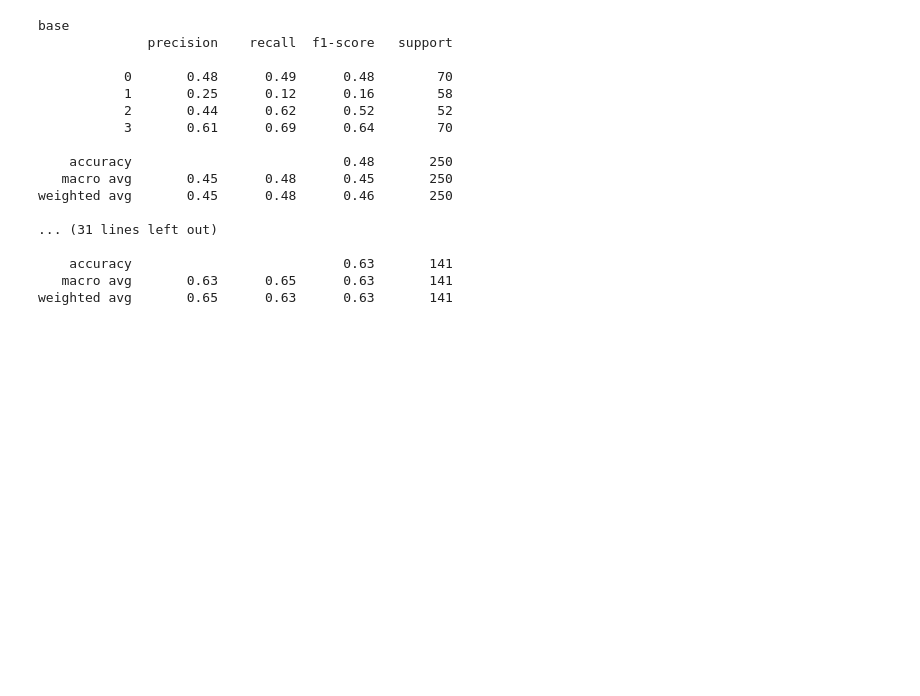
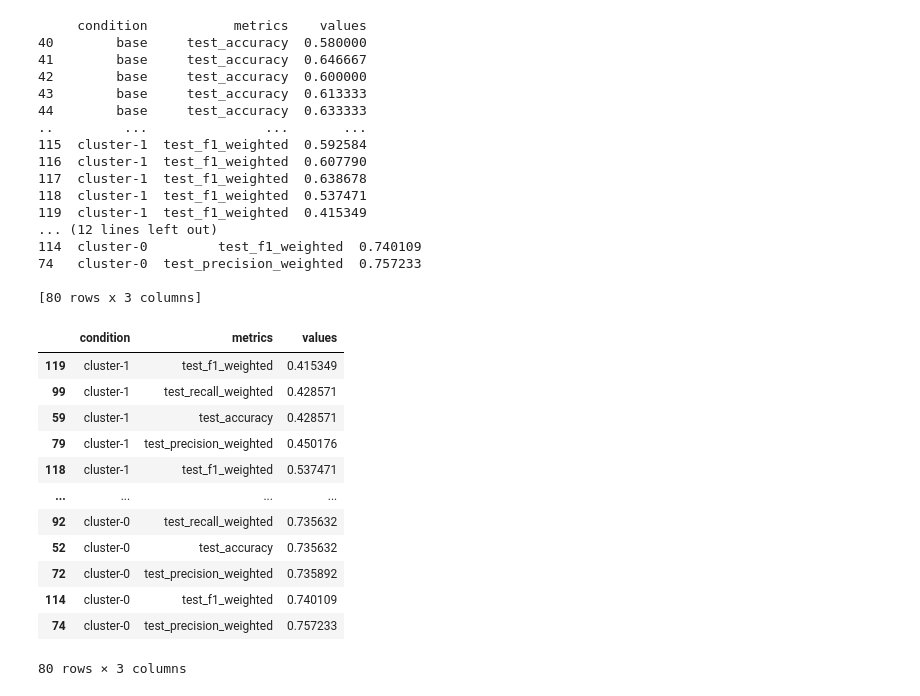
Before and after one commit to Amasterw/UR_FinalProject, a Jupyter notebook: Untitled.ipynb, the cells around one changed output. Saved outputs shown, nothing was run; the diff lists cells and outputs as text; code cells hidden in the pictures; blank space fills up the shorter version.

```diff
--- a/Untitled.ipynb
+++ b/Untitled.ipynb
@@ -209,6 +224,7 @@ def run_exps(datasets: dict) -> pd.DataFrame:
     results = []
     conditions = []
     scoring = ['accuracy','precision_weighted','recall_weighted','f1_weighted']
+    #print(datasets.items())
     for condition, splits in datasets.items():
         X_train = splits[0]
         y_train = splits[1]
@@ -219,40 +235,65 @@ def run_exps(datasets: dict) -> pd.DataFrame:
         cv_results = model_selection.cross_validate(model, X_train, y_train, cv=kfold, scoring=scoring)
         clf = model.fit(X_train, y_train)
         y_pred = clf.predict(X_test)
-        print(condition)
-        print(classification_report(y_test, y_pred))
-    results.append(cv_results)
-    conditions.append(condition)
-    this_df = pd.DataFrame(cv_results)
-    this_df['condition'] = condition
-    dfs.append(this_df)
+        #print(condition)
+        #print(classification_report(y_test, y_pred))
+        results.append(cv_results)
+        conditions.append(condition)
+        #print(results)
+
+        #print(conditions)
+        this_df = pd.DataFrame(cv_results)
+        this_df['condition'] = condition
+        dfs.append(this_df)
     final = pd.concat(dfs, ignore_index=True)
+    #print(final)
 
     # We have wide format data, lets use pd.melt to fix this
     results_long = pd.melt(final,id_vars=['condition'],var_name='metrics', value_name='values')
+    #print(results_long)
 
     # fit time metrics, we don't need these
     time_metrics = ['fit_time','score_time']
     results = results_long[~results_long['metrics'].isin(time_metrics)] # get df without fit data
+    print(results)
+    #print(results["values"][8].mean())
+    #results["values"]=results[results["values"]]
     results = results.sort_values(by='values')
+    print(results)
 
     return results
-df = run_exps(datasets)
+data_f = run_exps(datasets)
 # %% [output]
-base
-              precision    recall  f1-score   support
+     condition           metrics    values
+40        base     test_accuracy  0.580000
+41        base     test_accuracy  0.646667
+42        base     test_accuracy  0.600000
+43        base     test_accuracy  0.613333
+44        base     test_accuracy  0.633333
+..         ...               ...       ...
+115  cluster-1  test_f1_weighted  0.592584
+116  cluster-1  test_f1_weighted  0.607790
+117  cluster-1  test_f1_weighted  0.638678
+118  cluster-1  test_f1_weighted  0.537471
+119  cluster-1  test_f1_weighted  0.415349
+... (12 lines left out)
+114  cluster-0         test_f1_weighted  0.740109
+74   cluster-0  test_precision_weighted  0.757233
 
-           0       0.48      0.49      0.48        70
-           1       0.25      0.12      0.16        58
-           2       0.44      0.62      0.52        52
-           3       0.61      0.69      0.64        70
-
-    accuracy                           0.48       250
-   macro avg       0.45      0.48      0.45       250
-weighted avg       0.45      0.48      0.46       250
-
-... (31 lines left out)
-
-    accuracy                           0.63       141
-   macro avg       0.63      0.65      0.63       141
-weighted avg       0.65      0.63      0.63       141
+[80 rows x 3 columns]
+# %%
+data_f
+# %% [output]
+|  | condition | metrics | values |
+| 119 | cluster-1 | test_f1_weighted | 0.415349 |
+| 99 | cluster-1 | test_recall_weighted | 0.428571 |
+| 59 | cluster-1 | test_accuracy | 0.428571 |
+| 79 | cluster-1 | test_precision_weighted | 0.450176 |
+| 118 | cluster-1 | test_f1_weighted | 0.537471 |
+| ... | ... | ... | ... |
+| 92 | cluster-0 | test_recall_weighted | 0.735632 |
+| 52 | cluster-0 | test_accuracy | 0.735632 |
+| 72 | cluster-0 | test_precision_weighted | 0.735892 |
+| 114 | cluster-0 | test_f1_weighted | 0.740109 |
+| 74 | cluster-0 | test_precision_weighted | 0.757233 |
+80 rows × 3 columns
```
Also changed, not shown: parts of 11 cells of this notebook, 3 other files.
